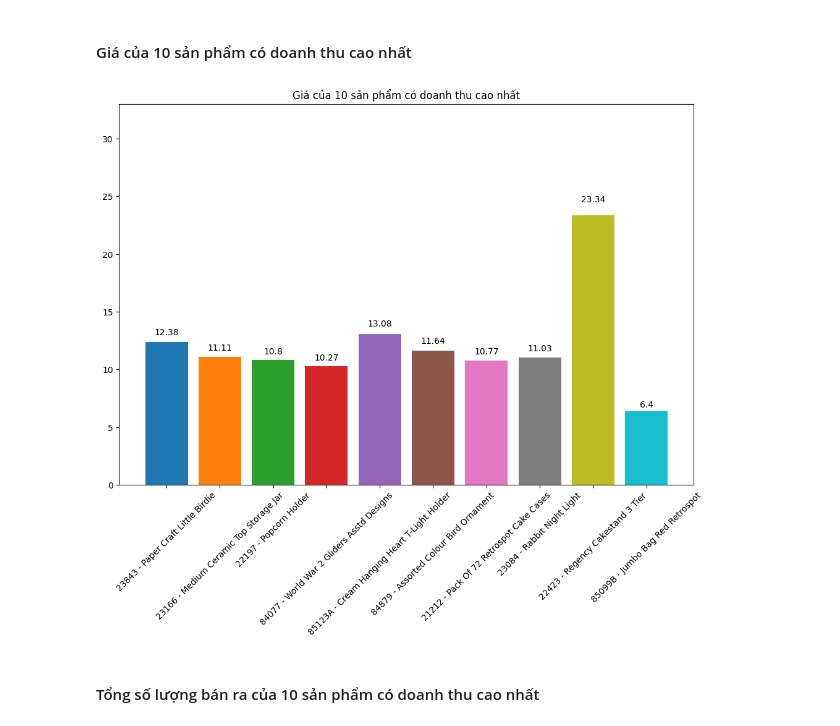
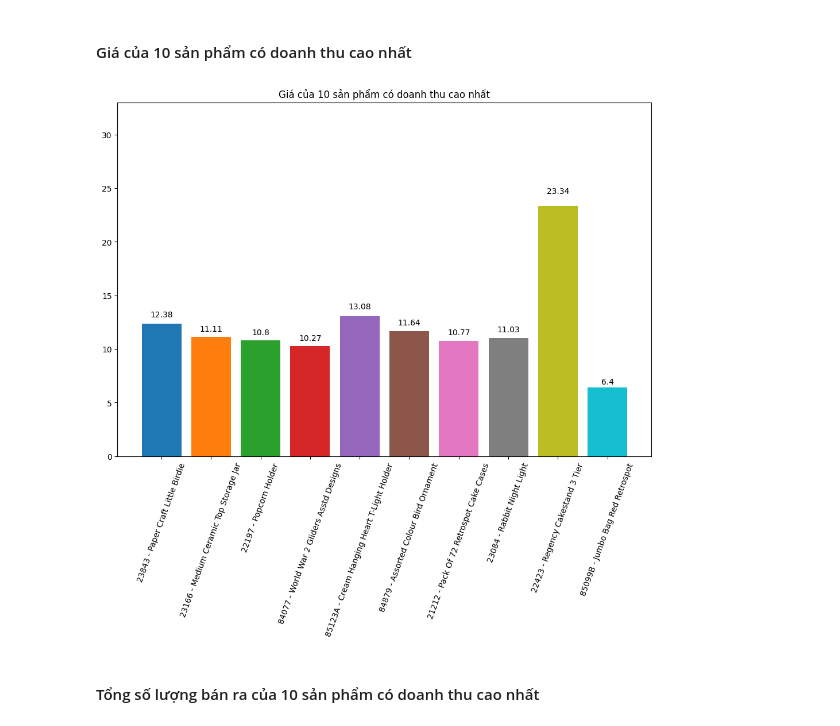
Before and after one commit to n0aHVN/Uni_DataMining_Final, a Jupyter notebook: Code.ipynb, the cells around one changed output. Saved outputs shown, nothing was run; the diff lists cells and outputs as text; code cells hidden in the pictures.

```diff
--- a/Code.ipynb
+++ b/Code.ipynb
@@ -160,14 +156,14 @@ data = data.loc[~(data['Quantity']<0)]
 # %% [markdown]
 Tính tổng số tiền chi tiêu của mỗi khách hàng:
 # %%
-if not exists("./data/customer_quantity_price.csv"):
-    customer_quantity_price = []
+if not exists("./data/customer_quantity_money.csv"):
+    customer_quantity_money = []
     for i in data['CustomerNo'].unique():
         sum_Quantity = data.loc[data['CustomerNo'] == i].Quantity.sum()
         sum_Price = data.loc[data['CustomerNo'] == i].TotalMoney.sum()
-        customer_quantity_price.append([i, sum_Quantity,sum_Price])
-    customer_quantity_price = pd.DataFrame(data=customer_quantity_price)
-    customer_quantity_price.columns = ["CustomerNo", "TotalQuantity","TotalMoney"]
-    customer_quantity_price.to_csv("./data/customer_quantity_price.csv",index=False)
-else: customer_quantity_price = pd.read_csv("./data/customer_quantity_price.csv")
+        customer_quantity_money.append([i, sum_Quantity,sum_Price])
+    customer_quantity_money = pd.DataFrame(data=customer_quantity_money)
+    customer_quantity_money.columns = ["CustomerNo", "TotalQuantity","TotalMoney"]
+    customer_quantity_money.to_csv("./data/customer_quantity_money.csv",index=False)
+else: customer_quantity_money = pd.read_csv("./data/customer_quantity_money.csv")
 # %%
@@ -375,7 +434,7 @@ sb.boxplot(x='TotalMoney',data=transaction_quantity_money,showfliers = False)
 <Axes: xlabel='TotalMoney'>
 [figure]
 # %%
-transaction_quantity_money = transaction_quantity_money.loc[~transaction_quantity_money['TransactionNo'].isin(transaction_quantity_money_outlier_statistic.TransactionNo)]
+transaction_quantity_money_without_outlier = transaction_quantity_money.loc[~transaction_quantity_money['TransactionNo'].isin(transaction_quantity_money_outlier_statistic.TransactionNo)]
 # %%
 data_without_outlier = data.loc[~data['TransactionNo'].isin(transaction_quantity_money['TransactionNo'])]
 # %% [markdown]
@@ -453,21 +513,21 @@ print(dfProduct)
 # %%
 plt.figure(figsize=(12,8))
 
 listProductNo = dfProduct['ProductNo'].unique().copy()
 listProductName = dfProduct['ProductName'].unique().copy()
 
 for i in range(len(listProductNo)):
     pricePiece = round(data_without_outlier['Price'].loc[data_without_outlier['ProductNo']==listProductNo[i]].mean(),2)
     labelx = listProductNo[i]+' - '+listProductName[i]
     plt.text(labelx,pricePiece*1.05,pricePiece,ha='center')
     plt.bar(x = labelx, height = pricePiece)
 
 plt.ylim(0,33)
 plt.title('Giá của 10 sản phẩm có doanh thu cao nhất')
-plt.xticks(rotation = 45)
+plt.xticks(rotation = 70)
 plt.show()
 # %% [output]
-[figure, old version]
+[figure, new version]
 # %% [markdown]
 #### Tổng số lượng bán ra của 10 sản phẩm có doanh thu cao nhất
 # %%
```
Also changed, not shown: parts of 63 cells of this notebook, 10 other files.
